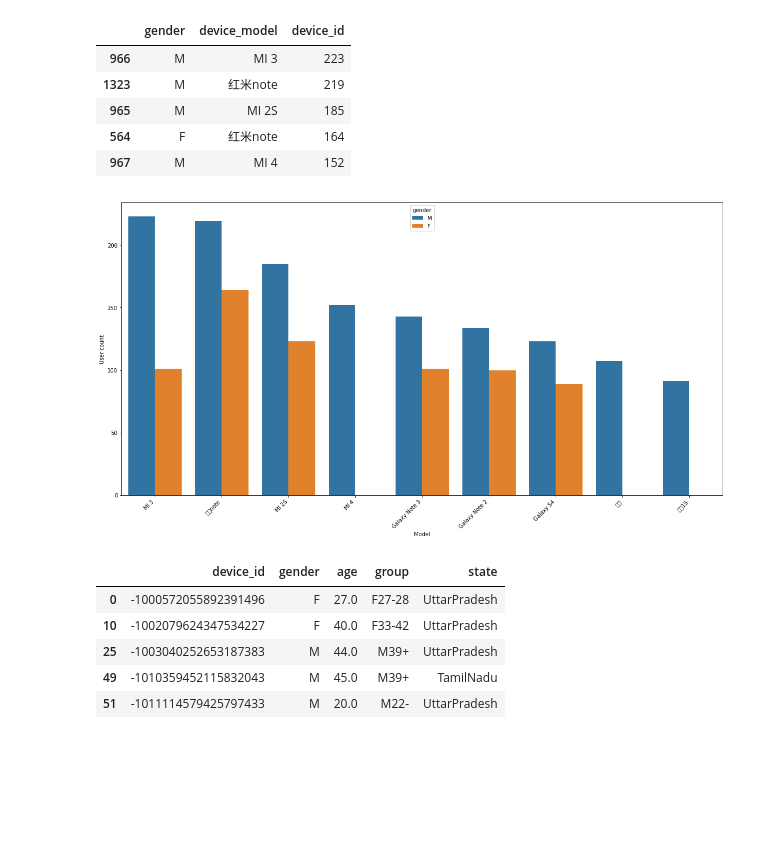
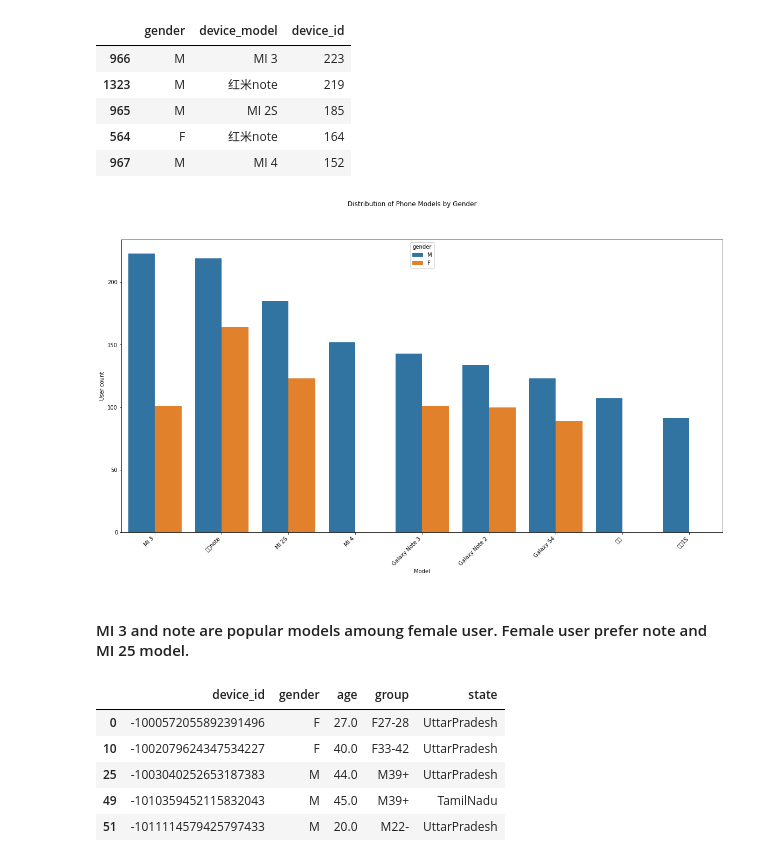
Before and after one commit to amondkar/CAPSTONE-PROJECT1, a Jupyter notebook: Mobile Data Usage - Data Analytics - V2.ipynb, the cells around one changed output. Saved outputs shown, nothing was run; the diff lists cells and outputs as text; code cells hidden in the pictures; blank space fills up the shorter version.

```diff
--- a/Mobile Data Usage - Data Analytics - V2.ipynb
+++ b/Mobile Data Usage - Data Analytics - V2.ipynb
@@ -813,14 +786,18 @@ model_gender_summary_data.head()
 # %%
 fig6, ax6 = plt.subplots(figsize = (20,10))
 
 sns.barplot(x="device_model", y="device_id", data=model_gender_summary_data,ax=ax6,hue='gender')
 ax6.set(xlabel='Model', ylabel='User count')
 ax6.set_xticklabels(ax6.get_xticklabels(), rotation=45, horizontalalignment='right')
 
+fig6.suptitle("Distribution of Phone Models by Gender")
+
 
 plt.show()
 # %% [output]
-[figure, old version]
+[figure, new version]
+# %% [markdown]
+#### MI 3 and note are popular models amoung female user. Female user prefer note and MI 25 model.
 # %%
 user_device_data.head()
 # %% [output]
```
Also changed, not shown: parts of 54 cells of this notebook.
